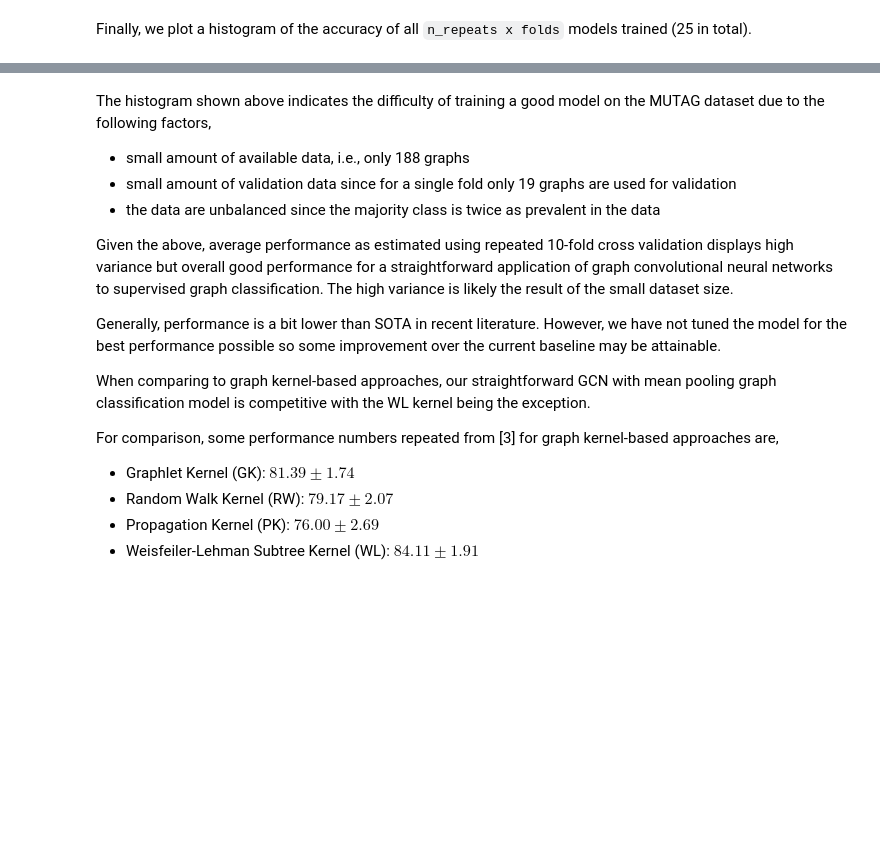
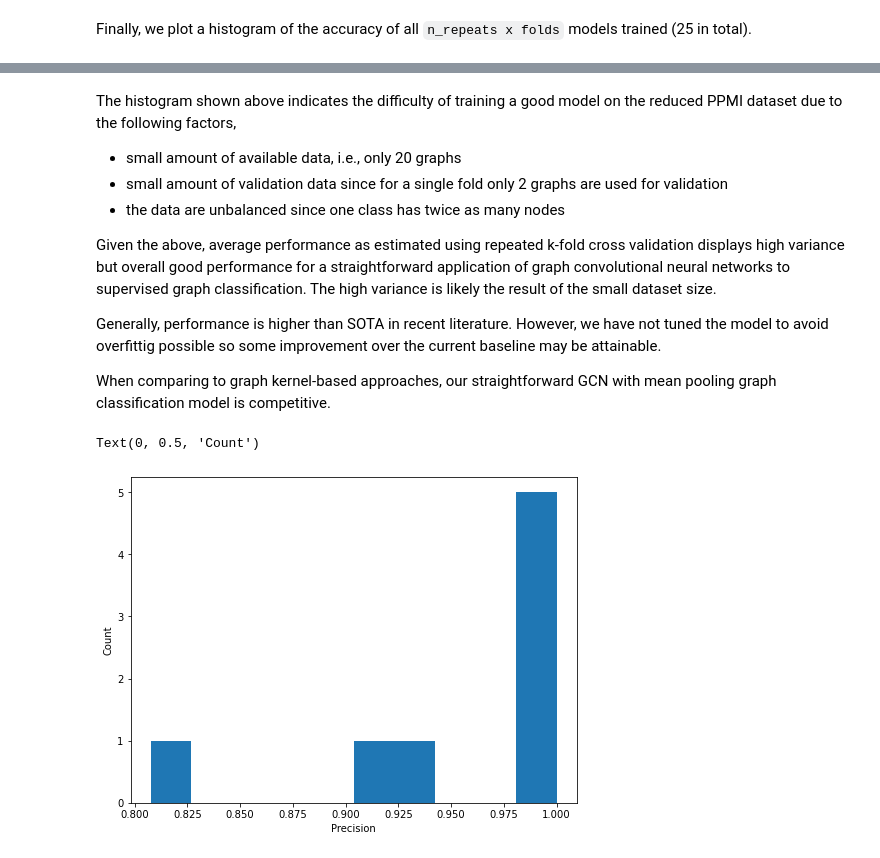
Before and after one commit to GauravGajavelli/DIPERnet, a Jupyter notebook: gcn-supervised-graph-classification.ipynb, the cells around one changed output, grey strips where cells are left out. Cells and saved outputs as stored; diff of their text form; code cells hidden in the pictures; blank space fills up the shorter version.

```diff
--- a/gcn-supervised-graph-classification.ipynb
+++ b/gcn-supervised-graph-classification.ipynb
@@ -353,17 +371,19 @@ Text(0, 0.5, 'Count')
 # %% [markdown]
-The histogram shown above indicates the difficulty of training a good model on the MUTAG dataset due to the following factors,
-- small amount of available data, i.e., only 188 graphs
-- small amount of validation data since for a single fold only 19 graphs are used for validation
-- the data are unbalanced since the majority class is twice as prevalent in the data
+The histogram shown above indicates the difficulty of training a good model on the reduced PPMI dataset due to the following factors,
+- small amount of available data, i.e., only 20 graphs
+- small amount of validation data since for a single fold only 2 graphs are used for validation
+- the data are unbalanced since one class has twice as many nodes
 
-Given the above, average performance as estimated using repeated 10-fold cross validation displays high variance but overall good performance for a straightforward application of graph convolutional neural networks to supervised graph classification. The high variance is likely the result of the small dataset size.
+Given the above, average performance as estimated using repeated k-fold cross validation displays high variance but overall good performance for a straightforward application of graph convolutional neural networks to supervised graph classification. The high variance is likely the result of the small dataset size.
 
-Generally, performance is a bit lower than SOTA in recent literature. However, we have not tuned the model for the best performance possible so some improvement over the current baseline may be attainable.
+Generally, performance is higher than SOTA in recent literature. However, we have not tuned the model to avoid overfittig possible so some improvement over the current baseline may be attainable.
 
-When comparing to graph kernel-based approaches, our straightforward GCN with mean pooling graph classification model is competitive with the WL kernel being the exception.
-
-For comparison, some performance numbers repeated from [3] for graph kernel-based approaches are,
-- Graphlet Kernel (GK): $81.39\pm1.74$
-- Random Walk Kernel (RW): $79.17\pm2.07$
-- Propagation Kernel (PK): $76.00\pm2.69$
-- Weisfeiler-Lehman Subtree Kernel (WL): $84.11\pm1.91$
+When comparing to graph kernel-based approaches, our straightforward GCN with mean pooling graph classification model is competitive.
+# %%
+plt.figure(figsize=(8, 6))
+plt.hist(test_precision)
+plt.xlabel("Precision")
+plt.ylabel("Count")
+# %% [output]
+Text(0, 0.5, 'Count')
+[figure, added]
```
Also changed, not shown: parts of 23 cells of this notebook.
